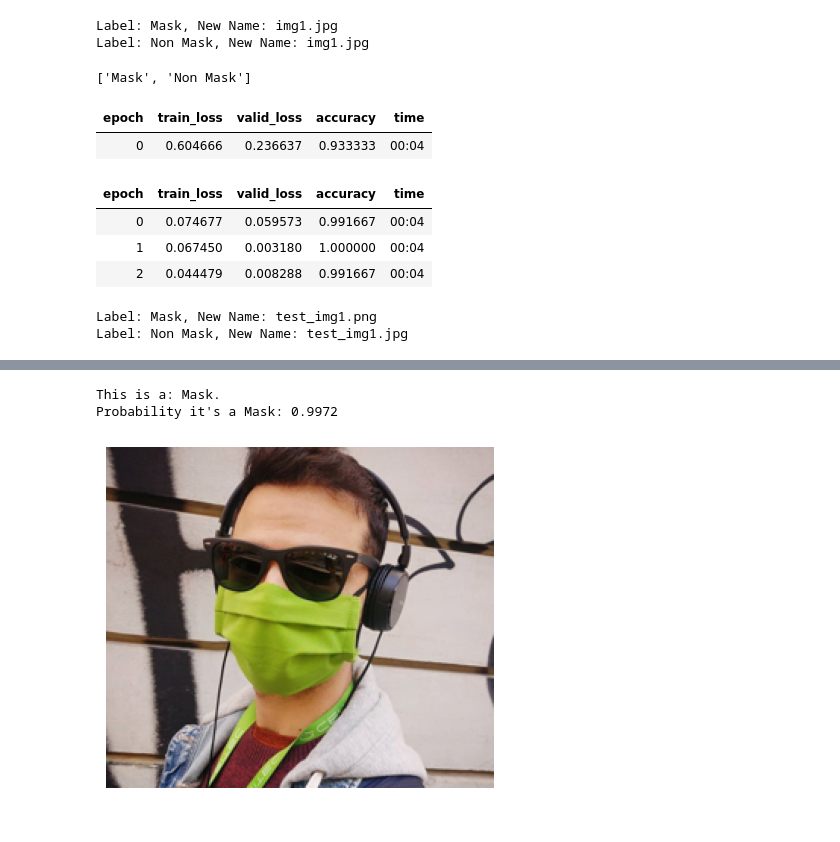
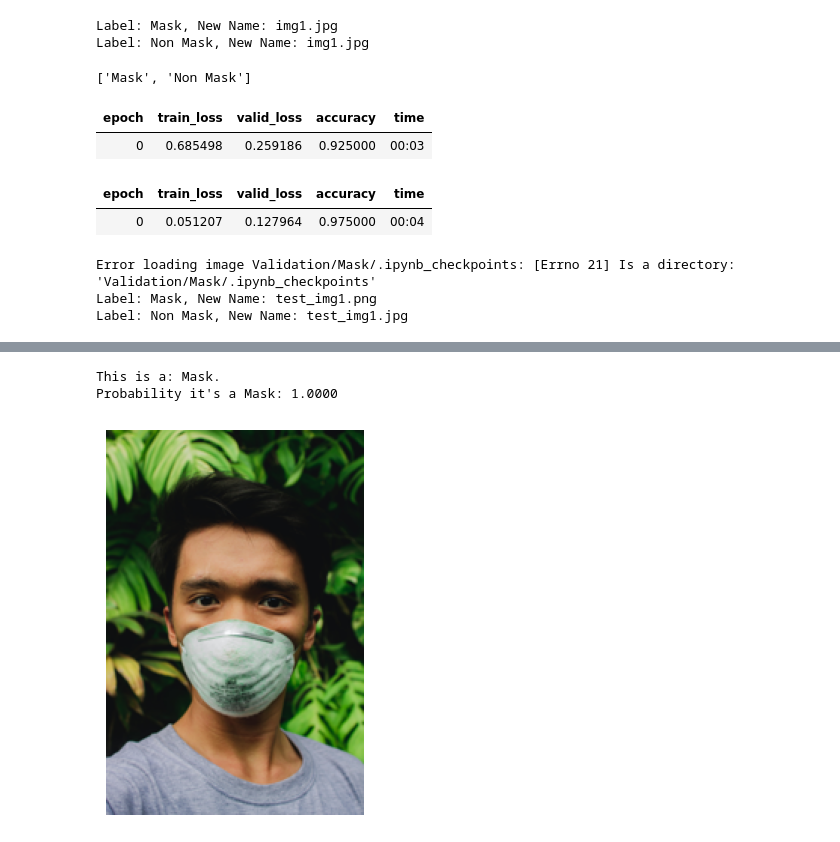
Before and after one commit to Epik-Whale463/DeepLearning, a Jupyter notebook: Mask_detection.ipynb, the cells around one changed output, grey strips where cells are left out. Cells and saved outputs as stored; diff of their text form; code cells hidden in the pictures.

Commit message:
update file with random image selection to validate model performance

```diff
--- a/Mask_detection.ipynb
+++ b/Mask_detection.ipynb
@@ -122,20 +122,18 @@ print(dls.vocab)  # This should print ['Mask', 'Non Mask']
 
 # Train the model
 learner = vision_learner(dls, resnet34, metrics=accuracy)
-learner.fine_tune(3)
+learner.fine_tune(1)
 # %% [output]
 ['Mask', 'Non Mask']
 | epoch | train_loss | valid_loss | accuracy | time |
-| 0 | 0.604666 | 0.236637 | 0.933333 | 00:04 |
+| 0 | 0.685498 | 0.259186 | 0.925000 | 00:03 |
 | epoch | train_loss | valid_loss | accuracy | time |
-| 0 | 0.074677 | 0.059573 | 0.991667 | 00:04 |
-| 1 | 0.067450 | 0.003180 | 1.000000 | 00:04 |
-| 2 | 0.044479 | 0.008288 | 0.991667 | 00:04 |
+| 0 | 0.051207 | 0.127964 | 0.975000 | 00:04 |
 # %%
 import os
 from PIL import Image
 
-test_dir = 'Test'
+test_dir = 'Validation'
 test_mask_images = []
 test_non_mask_images = []
 test_classes = ['Mask', 'Non Mask']
@@ -177,5 +175,6 @@ if test_non_mask_images:
     test_non_mask_images[0][0].show()
     print(f"Label: Non Mask, New Name: {test_non_mask_images[0][1]}")
 # %% [output]
+Error loading image Validation/Mask/.ipynb_checkpoints: [Errno 21] Is a directory: 'Validation/Mask/.ipynb_checkpoints'
 Label: Mask, New Name: test_img1.png
 Label: Non Mask, New Name: test_img1.jpg
@@ -182,12 +183,13 @@ Label: Non Mask, New Name: test_img1.jpg
 # %%
-img = test_mask_images[15][0]
+i = random.randint(0,(min(len(test_mask_images),len(test_non_mask_images))))
+img = test_mask_images[i][0]
 is_mask,_,probs = learner.predict(img)
 img.show()
 print(f"This is a: {is_mask}.")
 print(f"Probability it's a Mask: {probs[0]:.4f}")
 # %% [output]
 [interactive output not drawn]
 This is a: Mask.
-Probability it's a Mask: 0.9972
+Probability it's a Mask: 1.0000
-[figure, old version]
+[figure, new version]
 # %%
```
Also changed, not shown: parts of 2 cells of this notebook.
